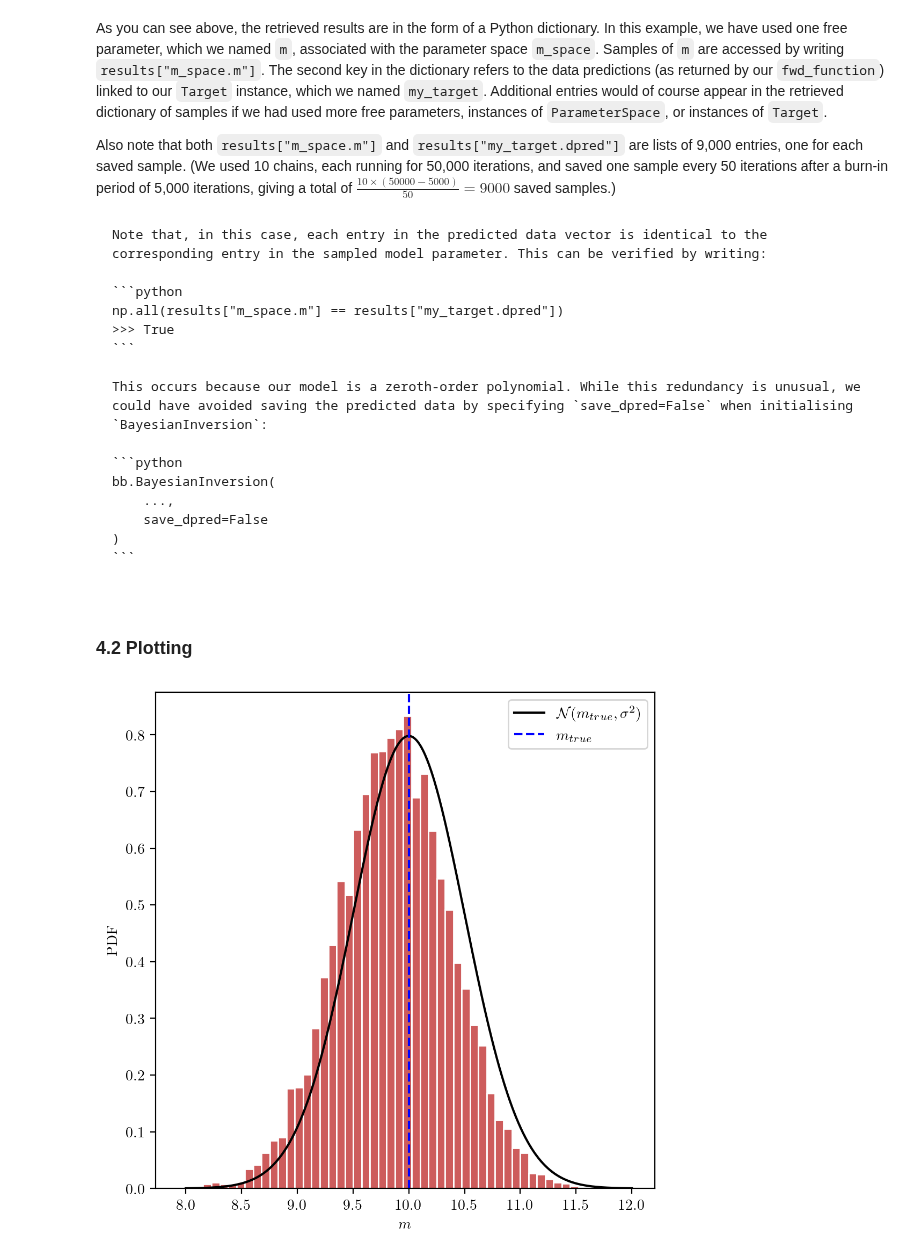
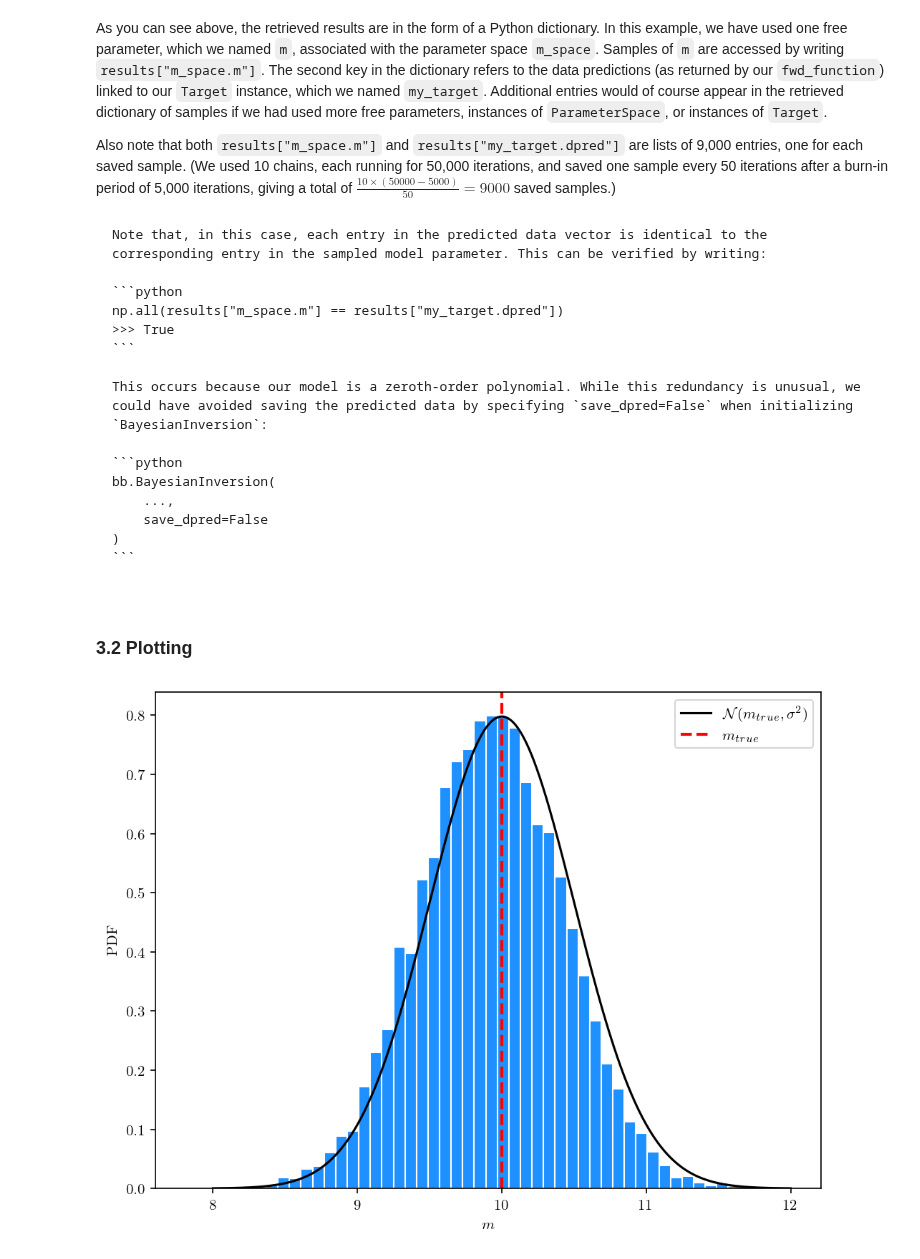
Before and after one commit to fmagrini/bayes-bay, a Jupyter notebook: docs/source/tutorials/00_quickstart.ipynb, the cells around one changed output. Saved outputs shown, nothing was run; the diff lists cells and outputs as text; code cells hidden in the pictures.

`````diff
--- a/docs/source/tutorials/00_quickstart.ipynb
+++ b/docs/source/tutorials/00_quickstart.ipynb
@@ -35,7 +35,7 @@ We will implement the latter through a *forward function*, which returns data pr
 
 First, let's define the uniform probability distribution mentioned earlier. This is readily done through the class [UniformPrior](../api/generated/bayesbay.prior.UniformPrior).
 # %%
-m_prior = bb.prior.UniformPrior(name="m", vmin=5, vmax=15, perturb_std=0.5)
+m_prior = bb.prior.UniformPrior(name="m", vmin=5, vmax=15, perturb_std=0.4)
 # %% [markdown]
 Through the variable `m_prior`, we can verify that we have indeed implemented the prior distribution we wished. For example:
 # %%
@@ -283,7 +283,7 @@ np.all(results["m_space.m"] == results["my_target.dpred"])
 >>> True
 ```
 
-This occurs because our model is a zeroth-order polynomial. While this redundancy is unusual, we could have avoided saving the predicted data by specifying `save_dpred=False` when initialising `BayesianInversion`:
+This occurs because our model is a zeroth-order polynomial. While this redundancy is unusual, we could have avoided saving the predicted data by specifying `save_dpred=False` when initializing `BayesianInversion`:
 
 ```python
 bb.BayesianInversion(
@@ -294,22 +294,20 @@ bb.BayesianInversion(
 
 ````
 # %% [markdown]
-### **4.2 Plotting**
+### **3.2 Plotting**
 # %%
-
-
 m_samples = np.array(results["m_space.m"])
 
 x = np.linspace(m_true - 4*sigma_true, m_true + 4*sigma_true, 1000)
 pdf = norm.pdf(x, loc=m_true, scale=sigma_true)
 
-fig, ax = plt.subplots(figsize=(6, 6), dpi=200)
+fig, ax = plt.subplots(figsize=(8, 6), dpi=150)
 ax.plot(x, pdf, label=r'$\mathcal{N}(m_{true}, \sigma^2)$', color='k')
-ax.hist(m_samples, bins=50, color='indianred', ec='w', density=True)
-ax.axvline(x=m_true, color='b', linestyle='--', label=r'$m_{true}$')
+ax.hist(m_samples, bins=50, color='dodgerblue', ec='w', density=True)
+ax.axvline(x=m_true, color='r', linestyle='--', label=r'$m_{true}$', lw=2)
 ax.legend()
 ax.set_xlabel('$m$')
 ax.set_ylabel('PDF')
 plt.show()
 # %% [output]
-[figure, old version]
+[figure, new version]
`````
Also changed, not shown: parts of 17 cells of this notebook, 11 other files.
